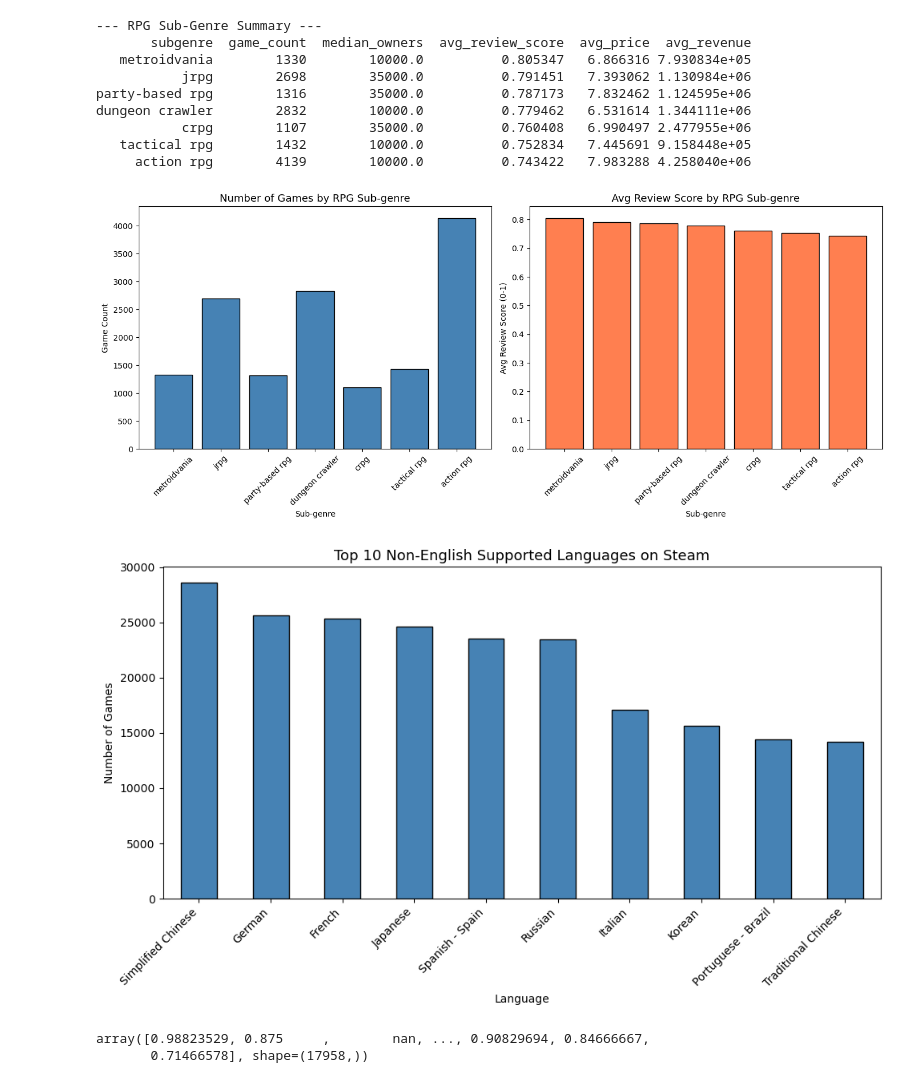
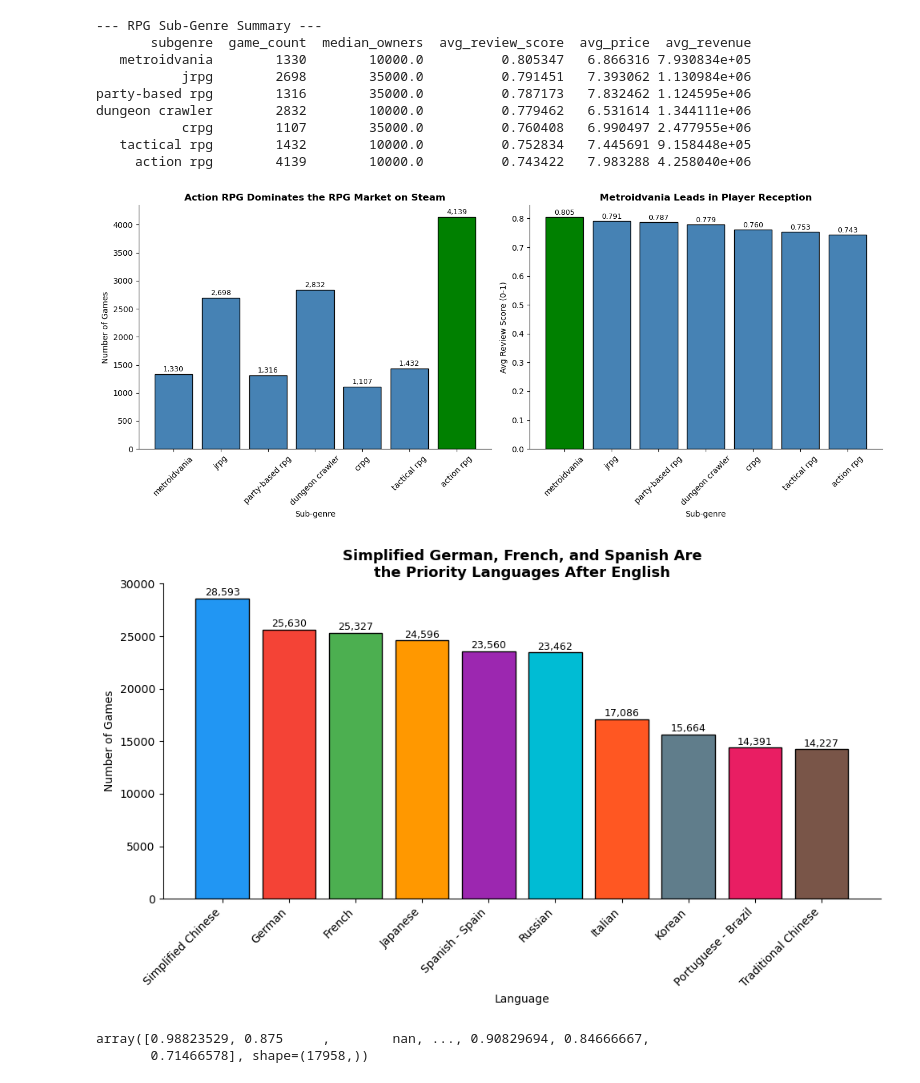
Before and after one commit to chooseyourtacoday/steam-rpg-analysis, a Jupyter notebook: steam-rpg.ipynb, the cells around one changed output. Saved outputs shown, nothing was run; the diff lists cells and outputs as text; code cells hidden in the pictures.

```diff
--- a/steam-rpg.ipynb
+++ b/steam-rpg.ipynb
@@ -283,24 +323,48 @@ dungeon crawler        2832        10000.0          0.779462   6.531614 1.344111
 # %%
 fig, axes = plt.subplots(1, 2, figsize=(14, 6))
 
-axes[0].bar(summary_df['subgenre'], summary_df['game_count'],
-            color='steelblue', edgecolor='black')
-axes[0].set_title('Number of Games by RPG Sub-genre', fontsize=13)
+# Highlight the highest bar in each chart
+game_colors = ['green' if v == summary_df['game_count'].max()
+               else 'steelblue' for v in summary_df['game_count']]
+review_colors = ['green' if v == summary_df['avg_review_score'].max()
+                 else 'steelblue' for v in summary_df['avg_review_score']]
+
+# Left chart — Game Count
+bars1 = axes[0].bar(summary_df['subgenre'], summary_df['game_count'],
+                    color=game_colors, edgecolor='black')
+for bar in bars1:
+    axes[0].text(bar.get_x() + bar.get_width() / 2,
+                 bar.get_height() + 20,
+                 f'{int(bar.get_height()):,}',
+                 ha='center', va='bottom', fontsize=9)
+axes[0].set_title('Action RPG Dominates the RPG Market on Steam',
+                  fontsize=12, fontweight='bold')
+axes[0].set_ylabel('Number of Games')
 axes[0].set_xlabel('Sub-genre')
-axes[0].set_ylabel('Game Count')
+axes[0].spines['top'].set_visible(False)
+axes[0].spines['right'].set_visible(False)
 axes[0].tick_params(axis='x', rotation=45)
 
-axes[1].bar(summary_df['subgenre'], summary_df['avg_review_score'],
-            color='coral', edgecolor='black')
-axes[1].set_title('Avg Review Score by RPG Sub-genre', fontsize=13)
+# Right chart — Avg Review Score
+bars2 = axes[1].bar(summary_df['subgenre'], summary_df['avg_review_score'],
+                    color=review_colors, edgecolor='black')
+for bar in bars2:
+    axes[1].text(bar.get_x() + bar.get_width() / 2,
+                 bar.get_height() + 0.002,
+                 f'{bar.get_height():.3f}',
+                 ha='center', va='bottom', fontsize=9)
+axes[1].set_title('Metroidvania Leads in Player Reception',
+                  fontsize=12, fontweight='bold')
+axes[1].set_ylabel('Avg Review Score (0-1)')
 axes[1].set_xlabel('Sub-genre')
-axes[1].set_ylabel('Avg Review Score (0-1)')
+axes[1].spines['top'].set_visible(False)
+axes[1].spines['right'].set_visible(False)
 axes[1].tick_params(axis='x', rotation=45)
 
 plt.tight_layout()
 plt.show()
 # %% [output]
-[figure, old version]
+[figure, new version]
 # %%
 # ============================================================
 # OBJECTIVE 4: Most Popular Supported Languages
@@ -331,16 +395,37 @@ non_english = lang_series[lang_series.index.str.lower() != 'english'].head(10)
 # German, French and Spanish are recommended for their proximity to English,
 # making translation less costly and time consuming than Chinese or Japanese.
 # %%
+# Custom colors for each language bar
+colors = ['#2196F3', '#F44336', '#4CAF50', '#FF9800', '#9C27B0',
+          '#00BCD4', '#FF5722', '#607D8B', '#E91E63', '#795548']
+
 fig, ax = plt.subplots(figsize=(10, 6))
-non_english.plot(kind='bar', ax=ax, color='steelblue', edgecolor='black')
-ax.set_title('Top 10 Non-English Supported Languages on Steam', fontsize=13)
+
+bars = ax.bar(non_english.index, non_english.values,
+              color=colors, edgecolor='black')
+
+# Add numbers on top of each bar
+for bar in bars:
+    ax.text(bar.get_x() + bar.get_width() / 2,
+            bar.get_height() + 50,
+            f'{int(bar.get_height()):,}',
+            ha='center', va='bottom', fontsize=9)
+
+# Storytelling title
+ax.set_title('Simplified German, French, and Spanish Are\nthe Priority Languages After English',
+             fontsize=13, fontweight='bold')
 ax.set_xlabel('Language')
 ax.set_ylabel('Number of Games')
+
+# Remove clutter
+ax.spines['top'].set_visible(False)
+ax.spines['right'].set_visible(False)
+
 plt.xticks(rotation=45, ha='right')
 plt.tight_layout()
 plt.show()
 # %% [output]
-[figure, old version]
+[figure, new version]
 # %%
 # ============================================================
 # OBJECTIVE 5: Should They Invest in Marketing?
```
Also changed, not shown: parts of 5 cells of this notebook.
